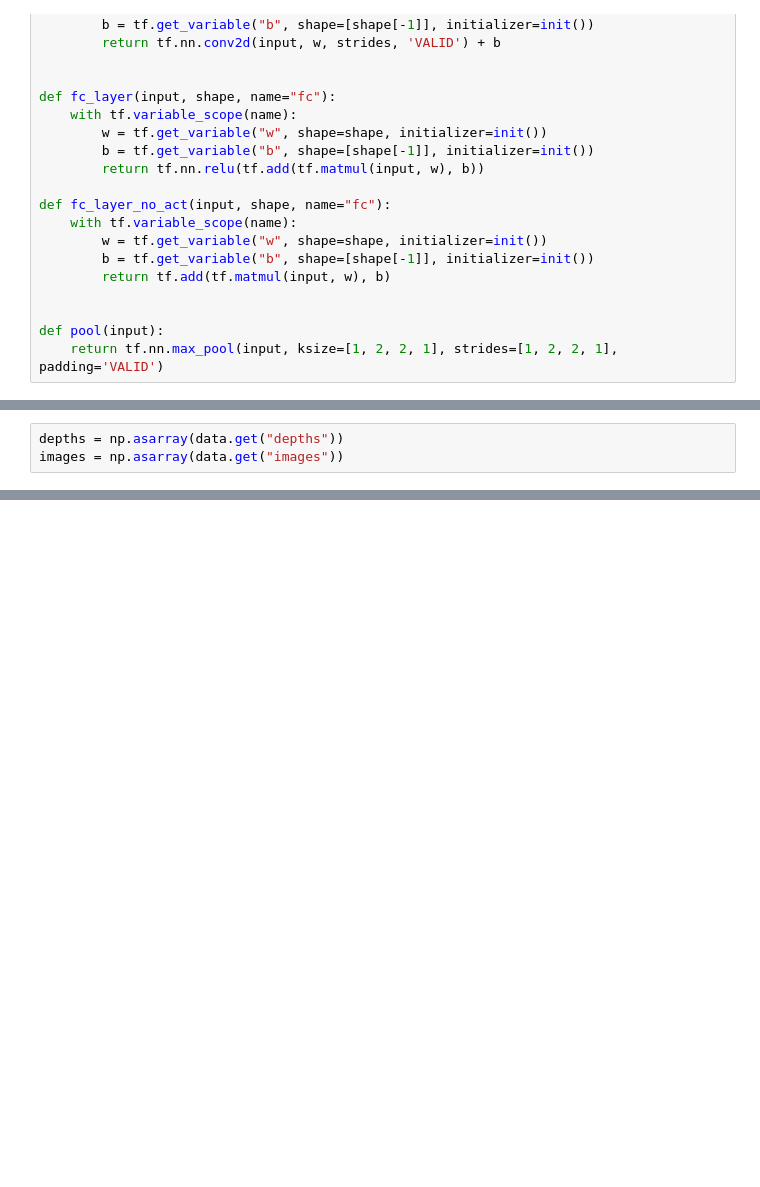
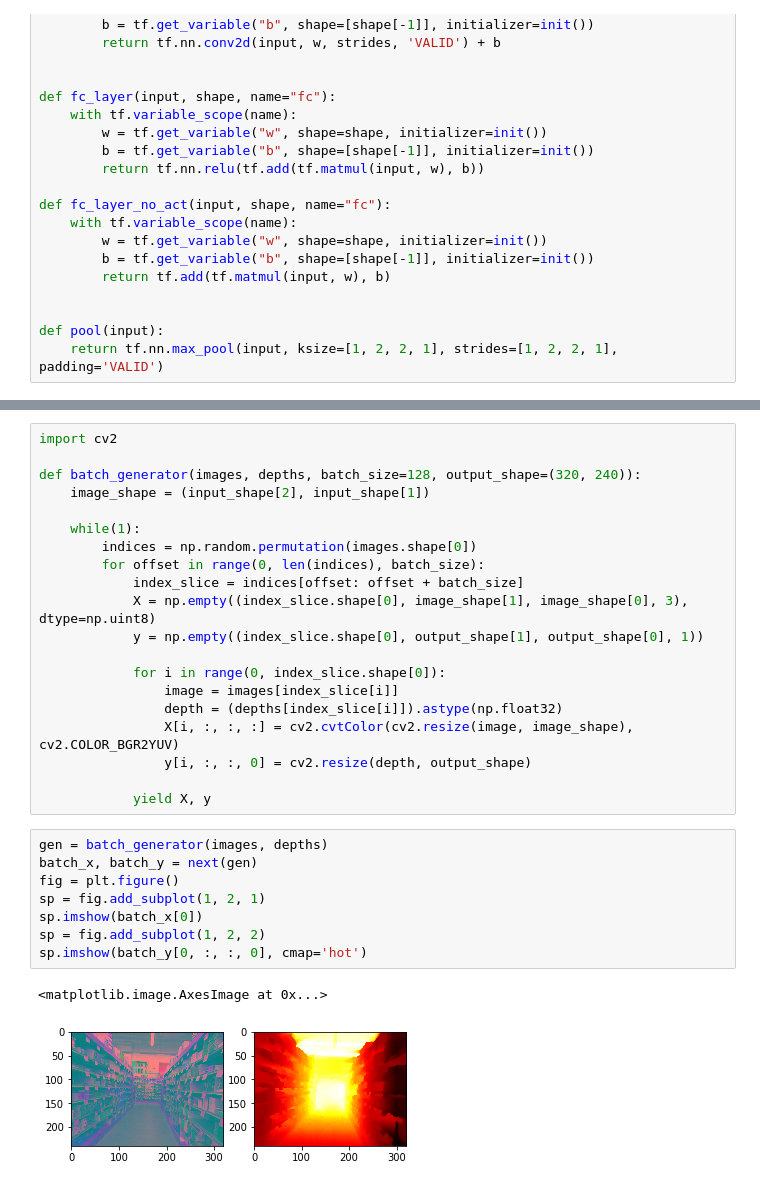
Before and after one commit to ShikaSD/depth-prediction, a Jupyter notebook: depth-prediction.ipynb, the cells around one changed output, grey strips where cells are left out. Saved outputs shown, nothing was run; the diff lists cells and outputs as text; blank space fills up the shorter version.

```diff
--- a/depth-prediction.ipynb
+++ b/depth-prediction.ipynb
@@ -96,3 +103,0 @@ data = h5py.File("samples/nyu_depth_v2_labeled.mat")
-# %%
-depths = np.asarray(data.get("depths"))
-images = np.asarray(data.get("images"))
@@ -129,0 +106,31 @@ training_operation = optimizer.minimize(loss_operation)
+# %%
+import cv2
+
+def batch_generator(images, depths, batch_size=128, output_shape=(320, 240)):
+    image_shape = (input_shape[2], input_shape[1])
+
+    while(1):
+        indices = np.random.permutation(images.shape[0])
+        for offset in range(0, len(indices), batch_size):
+            index_slice = indices[offset: offset + batch_size]
+            X = np.empty((index_slice.shape[0], image_shape[1], image_shape[0], 3), dtype=np.uint8)
+            y = np.empty((index_slice.shape[0], output_shape[1], output_shape[0], 1))
+
+            for i in range(0, index_slice.shape[0]):
+                image = images[index_slice[i]]
+                depth = (depths[index_slice[i]]).astype(np.float32)
+                X[i, :, :, :] = cv2.cvtColor(cv2.resize(image, image_shape), cv2.COLOR_BGR2YUV)
+                y[i, :, :, 0] = cv2.resize(depth, output_shape)
+
+            yield X, y
+# %%
+gen = batch_generator(images, depths)
+batch_x, batch_y = next(gen)
+fig = plt.figure()
+sp = fig.add_subplot(1, 2, 1)
+sp.imshow(batch_x[0])
+sp = fig.add_subplot(1, 2, 2)
+sp.imshow(batch_y[0, :, :, 0], cmap='hot')
+# %% [output]
+<matplotlib.image.AxesImage at 0x...>
+[figure, added]
```
Also changed, not shown: parts of 18 cells of this notebook, 1 other file.
